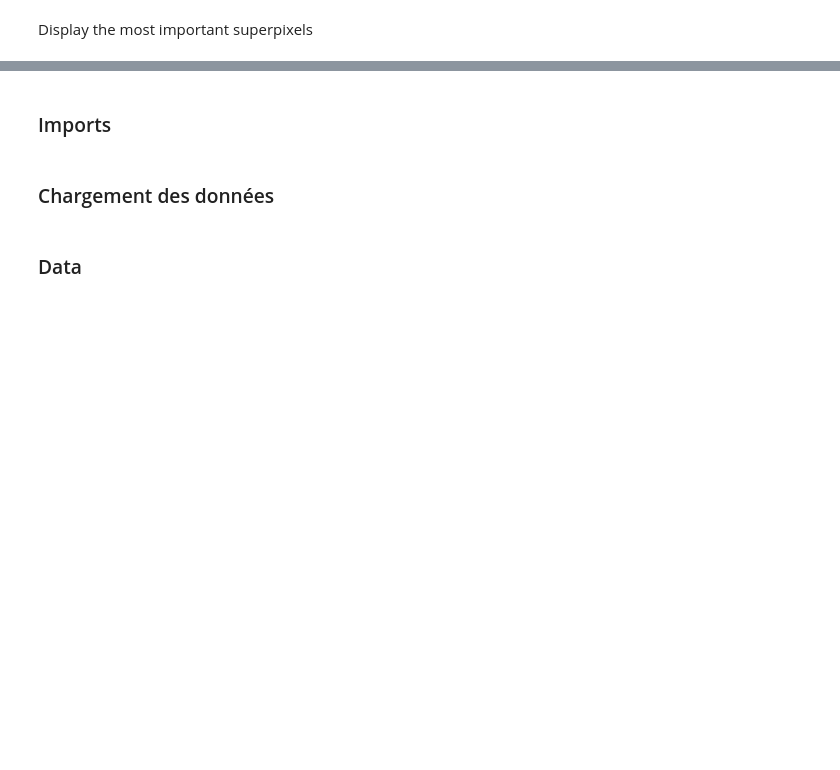
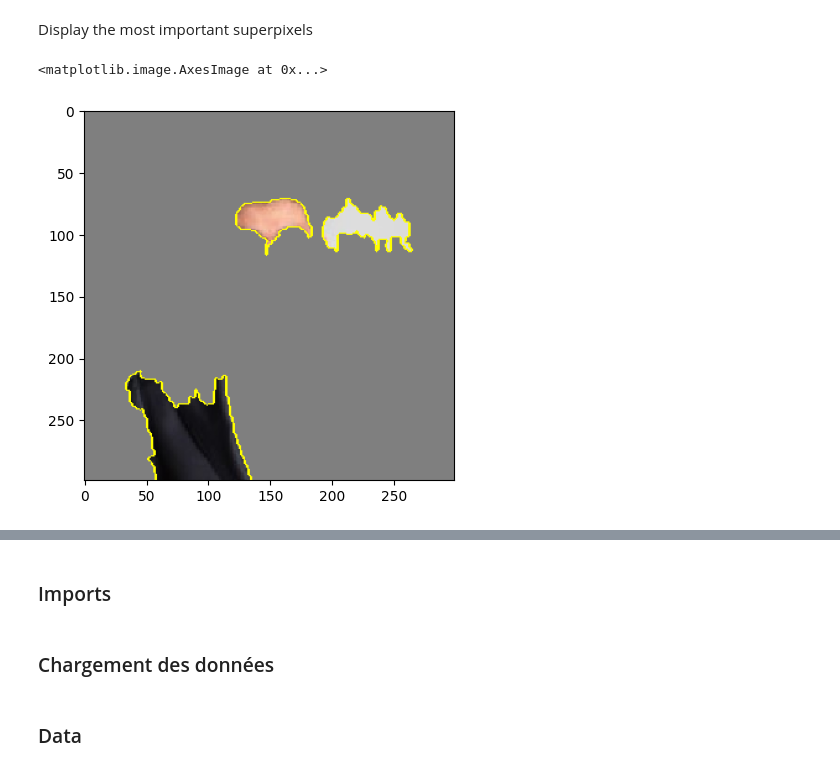
Before and after one commit to audrey1306/machine-learning, a Jupyter notebook: 14 - Explainability/notebooks_maj/explainability_students.ipynb, the cells around one changed output, grey strips where cells are left out. Cells and saved outputs as stored; diff of their text form; code cells hidden in the pictures; blank space fills up the shorter version.

```diff
--- a/14 - Explainability/notebooks_maj/explainability_students.ipynb
+++ b/14 - Explainability/notebooks_maj/explainability_students.ipynb
@@ -248,7 +288,7 @@ def transform_img_fn(path_list):
         out.append(x)
     return np.vstack(out)
 
-images = transform_img_fn(["/content/sample_data/cat_car.jpeg"])
+images = transform_img_fn(["/content/sample_data/alex.jpeg"])
 # %% [markdown]
 Display an image
 # %%
@@ -269,9 +341,12 @@ explanation = explainer.explain_instance(images[0].astype('double'), inception_m
 # %% [markdown]
 Display the most important superpixels
 # %%
-selected_label = 0
+selected_label = 4
 temp, mask = explanation.get_image_and_mask(explanation.top_labels[selected_label], positive_only=True, num_features=5, hide_rest=True)
 plt.imshow(mark_boundaries(temp / 2 + 0.5, mask))
+# %% [output]
+<matplotlib.image.AxesImage at 0x...>
+[figure, added]
 # %%
 # Plot boundaries on the full image
 temp, mask = explanation.get_image_and_mask(explanation.top_labels[selected_label], positive_only=True, num_features=5, hide_rest=False)
```
Also changed, not shown: parts of 14 cells of this notebook.
